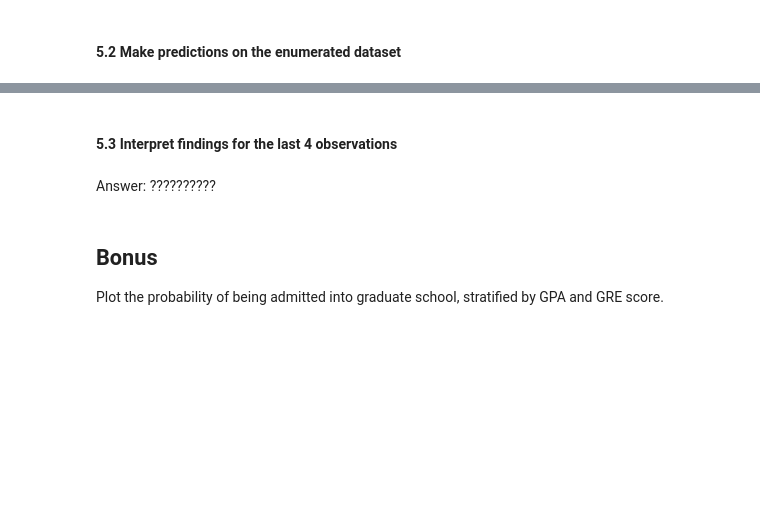
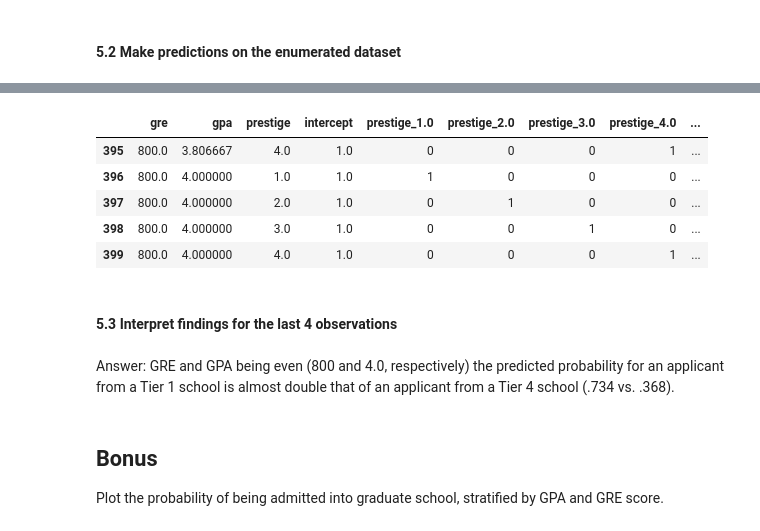
Before and after one commit to jrich71/test2, a Jupyter notebook: project3-richardson-Finality.ipynb, the cells around one changed output, grey strips where cells are left out. Saved outputs shown, nothing was run; the diff lists cells and outputs as text; code cells hidden in the pictures; blank space fills up the shorter version.

```diff
--- a/project3-richardson-Finality.ipynb
+++ b/project3-richardson-Finality.ipynb
@@ -365,7 +355,16 @@ dummy_ranks
+# %%
+combos.tail()
+# %% [output]
+|  | gre | gpa | prestige | intercept | prestige_1.0 | prestige_2.0 | prestige_3.0 | prestige_4.0 | ... |
+| 395 | 800.0 | 3.806667 | 4.0 | 1.0 | 0 | 0 | 0 | 1 | ... |
+| 396 | 800.0 | 4.000000 | 1.0 | 1.0 | 1 | 0 | 0 | 0 | ... |
+| 397 | 800.0 | 4.000000 | 2.0 | 1.0 | 0 | 1 | 0 | 0 | ... |
+| 398 | 800.0 | 4.000000 | 3.0 | 1.0 | 0 | 0 | 1 | 0 | ... |
+| 399 | 800.0 | 4.000000 | 4.0 | 1.0 | 0 | 0 | 0 | 1 | ... |
 # %% [markdown]
 #### 5.3 Interpret findings for the last 4 observations
-# %% [markdown]
-Answer: ??????????
+# %% [markdown]
+Answer: GRE and GPA being even (800 and 4.0, respectively) the predicted probability for an applicant from a Tier 1 school is almost double that of an applicant from a Tier 4 school (.734 vs. .368).
 # %% [markdown]
 ## Bonus
 
```
Also changed, not shown: parts of 18 cells of this notebook.
